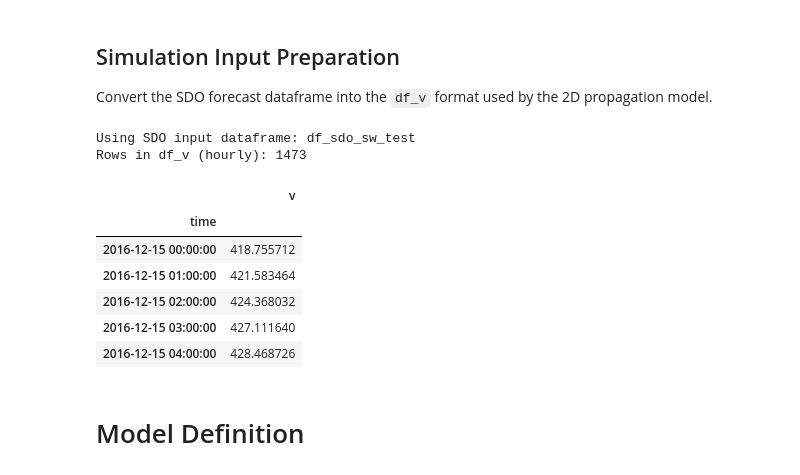
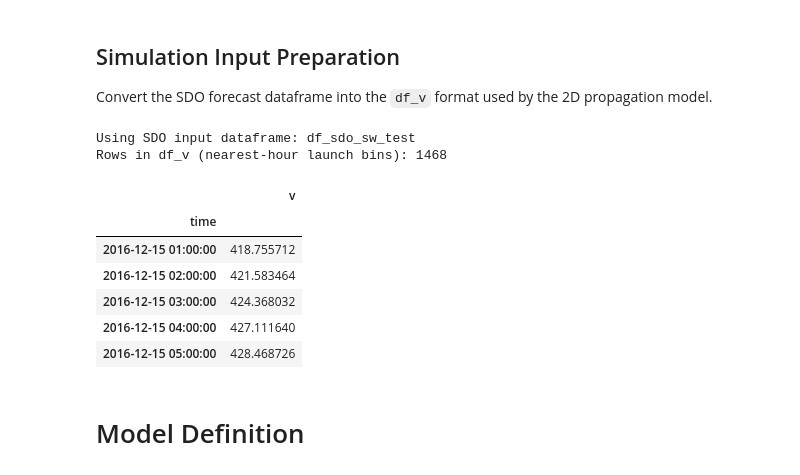
Before and after one commit to oscu0/helio-n, a Jupyter notebook: SW.ipynb, the cells around one changed output. Cells and saved outputs as stored; diff of their text form; code cells hidden in the pictures.

```diff
--- a/SW.ipynb
+++ b/SW.ipynb
@@ -98,46 +100,45 @@ sdo_input_df_name = next(
     None,
 )
 assert sdo_input_df_name is not None, "No SDO dataframe found with dt and ch_relative_area"
 sdo_input_df = globals()[sdo_input_df_name].copy()
 
 sdo_input_df["dt"] = pd.to_datetime(sdo_input_df["dt"])
 sdo_input_df["ch_relative_area"] = pd.to_numeric(sdo_input_df["ch_relative_area"], errors="coerce")
 sdo_input_df = sdo_input_df.dropna(subset=["dt", "ch_relative_area"]).sort_values("dt")
 
 # Fast empirical model on full dataframe with chunked vectorization + progress bar
 area_values = sdo_input_df["ch_relative_area"].to_numpy(dtype=float)
 v_empirical = np.empty_like(area_values, dtype=float)
 chunk = 200_000
 for i in tqdm(range(0, len(area_values), chunk), desc="empirical v(area)", unit="rows"):
     j = min(i + chunk, len(area_values))
     v_empirical[i:j] = v_min + a * (area_values[i:j] ** alpha)
 sdo_input_df["v_empirical"] = v_empirical
 
-# Align to hourly cadence for exact matching with the 2D grid
+# Assign each source sample to nearest launch hour (±30 min coverage)
+launch_time = (sdo_input_df["dt"] + pd.Timedelta(minutes=30)).dt.floor("1h")
 df_v = (
-    sdo_input_df[["dt", "v_empirical"]]
-    .rename(columns={"dt": "time", "v_empirical": "v"})
-    .set_index("time")
+    pd.DataFrame({"time": launch_time, "v": sdo_input_df["v_empirical"]})
+    .groupby("time", as_index=True)["v"].mean()
+    .to_frame()
     .sort_index()
-    .resample("1h").mean()
-    .dropna(subset=["v"])
 )
 
 sim_start = df_v.index.min().floor("1h")
 sim_end = (df_v.index.max() + pd.Timedelta(days=7)).ceil("1h")
 print("Using SDO input dataframe:", sdo_input_df_name)
-print("Rows in df_v (hourly):", len(df_v))
+print("Rows in df_v (nearest-hour launch bins):", len(df_v))
 df_v.head()
 # %% [output]
 Using SDO input dataframe: df_sdo_sw_test
-Rows in df_v (hourly): 1473
+Rows in df_v (nearest-hour launch bins): 1468
 |  | v |
 | time |  |
-| 2016-12-15 00:00:00 | 418.755712 |
-| 2016-12-15 01:00:00 | 421.583464 |
-| 2016-12-15 02:00:00 | 424.368032 |
-| 2016-12-15 03:00:00 | 427.111640 |
-| 2016-12-15 04:00:00 | 428.468726 |
+| 2016-12-15 01:00:00 | 418.755712 |
+| 2016-12-15 02:00:00 | 421.583464 |
+| 2016-12-15 03:00:00 | 424.368032 |
+| 2016-12-15 04:00:00 | 427.111640 |
+| 2016-12-15 05:00:00 | 428.468726 |
 # %% [markdown]
 # Model Definition
 # %% [markdown]
```
Also changed, not shown: parts of 25 cells of this notebook.
